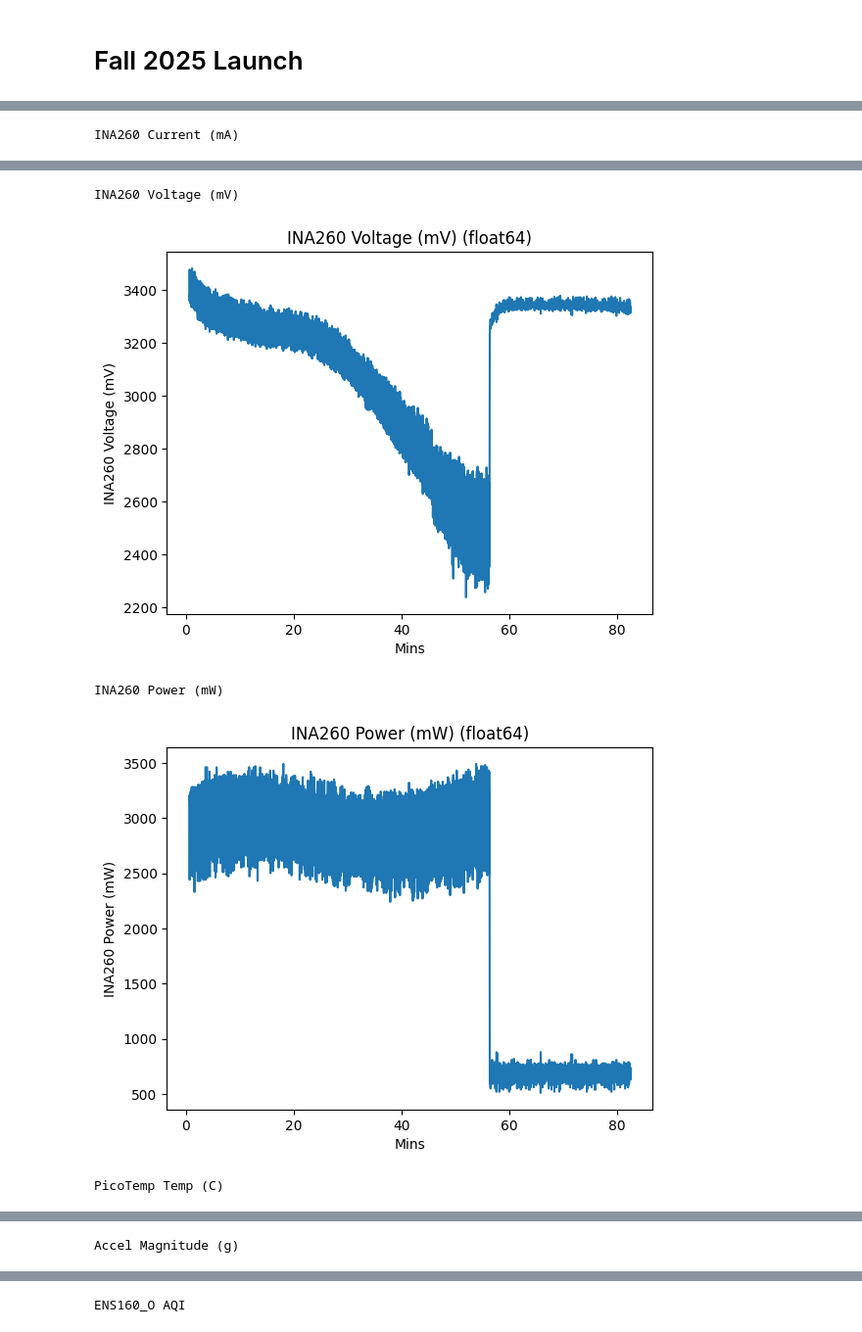
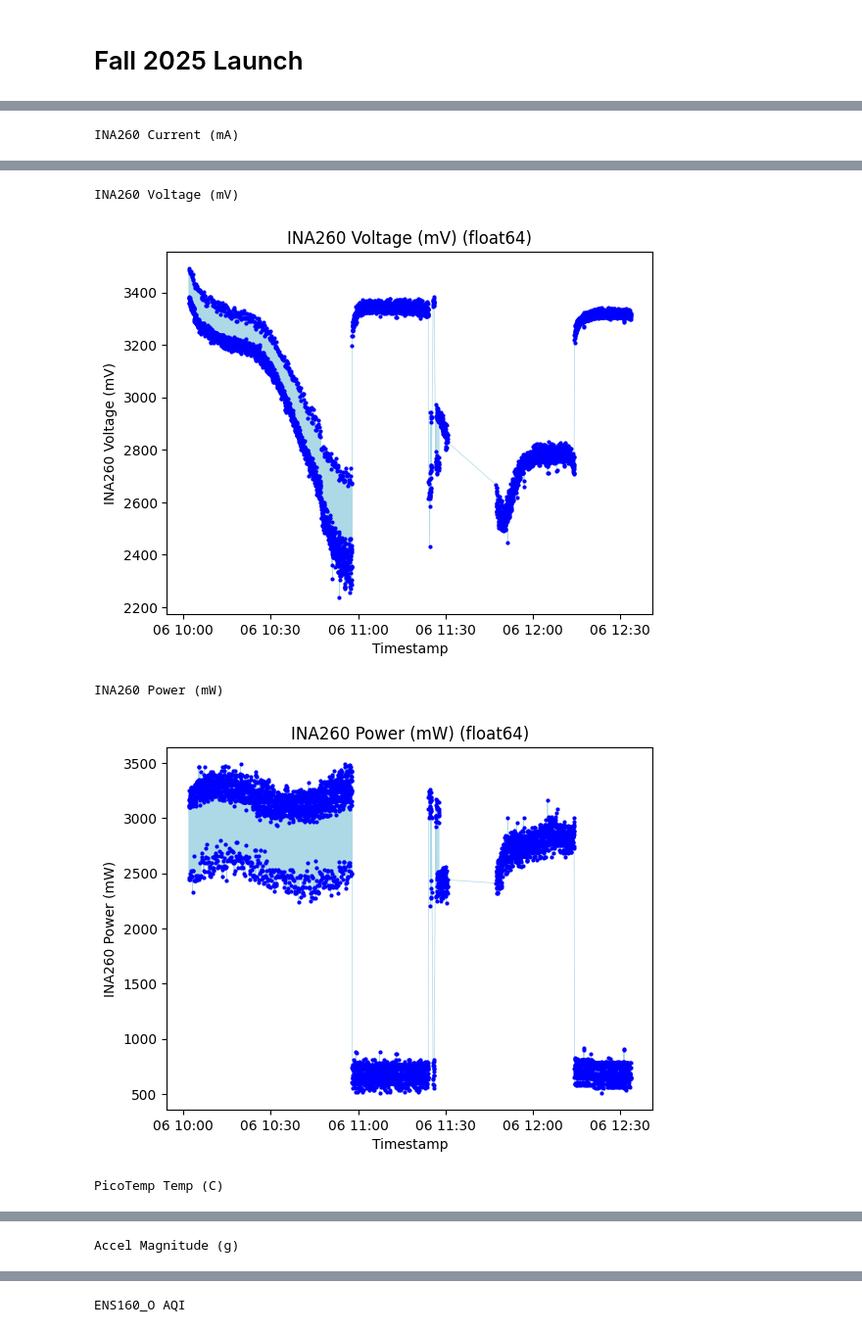
Before and after one commit to ASU-ASCEND/Fall-2025, a Jupyter notebook: DataProcessing/Fall2025.ipynb, the cells around one changed output, grey strips where cells are left out. Shown at 98% size. Drawn from its saved outputs; the diff is of its cells as text; code cells hidden in the pictures.

```diff
--- a/DataProcessing/Fall2025.ipynb
+++ b/DataProcessing/Fall2025.ipynb
@@ -11,14 +11,14 @@ from metpy.plots import SkewT
 from metpy.units import units
 import datetime
 
-# plt.rcParams.update({
-#     "figure.facecolor": (1,1,1,1),
-#     "axes.facecolor": (1,1,1,1),
-#     "savefig.facecolor": (1,1,1,1),
-# })
+plt.rcParams.update({
+    "figure.facecolor": (1,1,1,1),
+    "axes.facecolor": (1,1,1,1),
+    "savefig.facecolor": (1,1,1,1),
+})
 # %%
 # get data
-df = pd.read_csv(os.path.join("data", "RAWDATA1.csv"), skiprows=range(1,49))
+df = pd.read_csv(os.path.join("data", "merged_output.csv"), skiprows=range(1,49))
 
 graph_folder = "Fall2025Graphs"
 # %%
@@ -102,13 +151,16 @@ target_cols = [
 ]
 for col in target_cols:
     print(col, )
-    mask = df[col].notna()
-    x = df.loc[mask, "Mins"]
-    y = df.loc[mask, col]
-    plt.plot(x, y)
+    mask = clean_df[col].notna()
+    x = clean_df.loc[mask, "Timestamp"]
+    y = clean_df.loc[mask, col]
+    plt.plot(x, y, linewidth=0.5, marker='o', markersize=2, markerfacecolor="blue", markeredgecolor="blue", color="lightblue")
     plt.title(col + f" ({df[col].dtype})")
     plt.ylabel(col)
-    plt.xlabel("Mins")
+    plt.xlabel("Timestamp")
+
+    plt.savefig(os.path.join("Fall2025Graphs", f"{col}_vs_time.png"))
+
     plt.show()
 # %% [output]
 INA260 Current (mA)
@@ -116,5 +168,5 @@ INA260 Current (mA)
 INA260 Voltage (mV)
-[figure, old version]
+[figure, new version]
 INA260 Power (mW)
-[figure, old version]
+[figure, new version]
 PicoTemp Temp (C)
```
Also changed, not shown: parts of 4 cells of this notebook, 14 other files.
